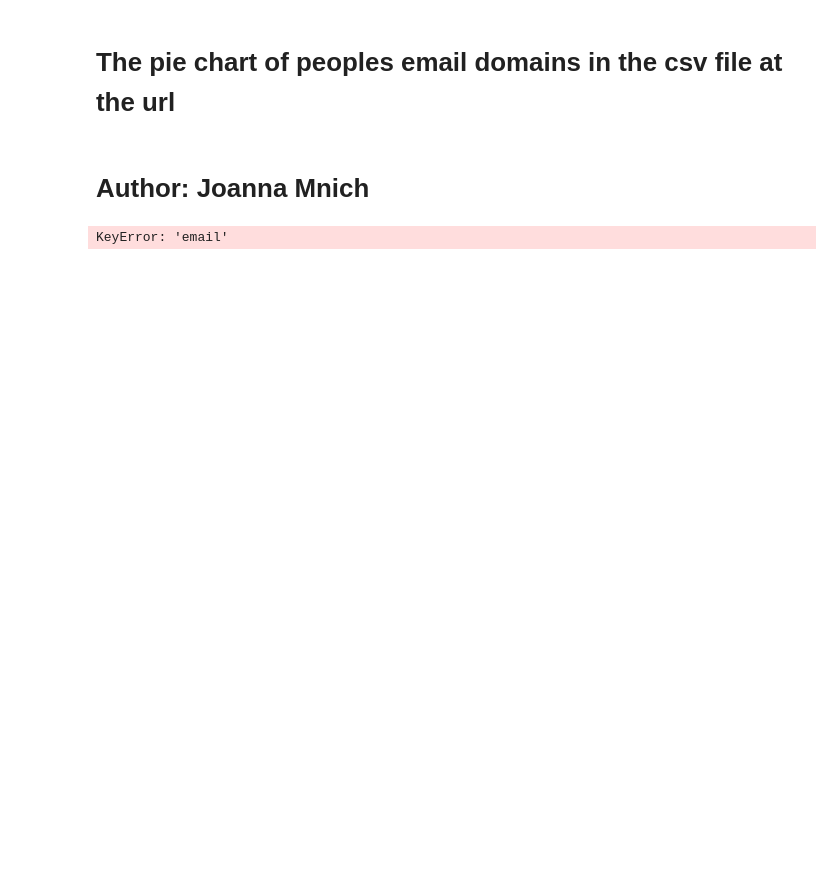
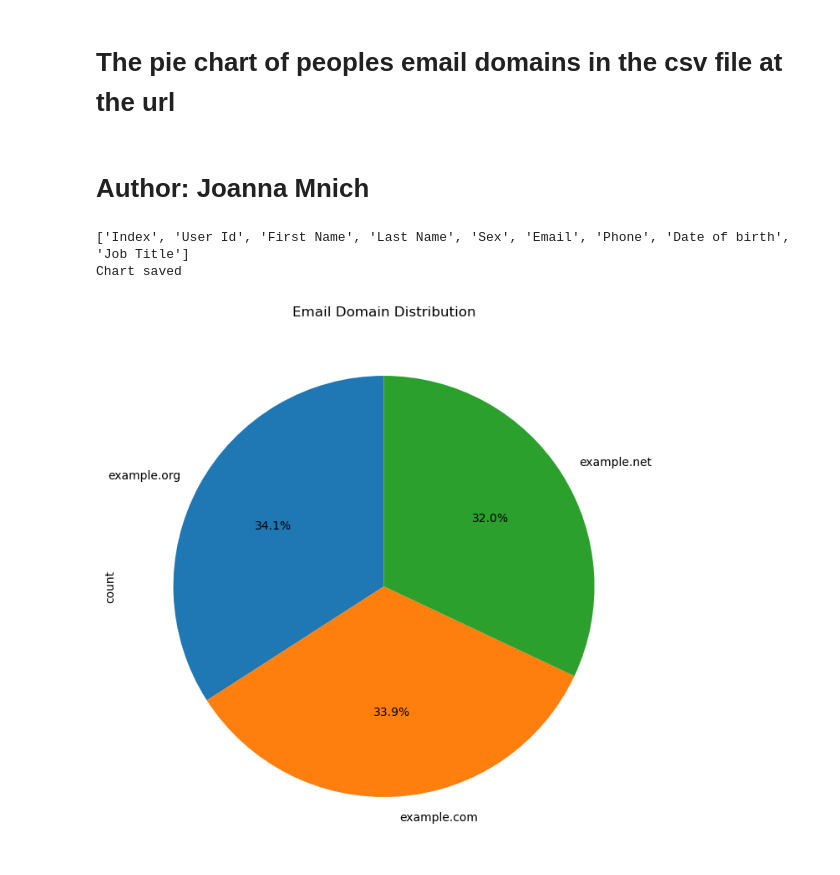
Before and after one commit to JoannaMnich/PFDA, a Jupyter notebook: assignments/assignment03-pie.ipynb, the cells around one changed output. Cells and saved outputs as stored; diff of their text form; code cells hidden in the pictures; blank space fills up the shorter version.

```diff
--- a/assignments/assignment03-pie.ipynb
+++ b/assignments/assignment03-pie.ipynb
@@ -5,27 +5,31 @@
 # %%
 # Data frames
 import pandas as pd
 import matplotlib.pyplot as plt
 
 # Load your CSV from Google Drive
 url = "https://drive.google.com/uc?id=1AWPf-pJodJKeHsARQK_RHiNsE8fjPCVK&export=download"
 df = pd.read_csv(url)
 
+print(df.columns.tolist())
+
 # Extract domain from email
-df['domain'] = df['email'].str.extract(r'@([\w\.-]+)')
+df['domain'] = df['Email'].str.extract(r'@([\w\.-]+)')
 
 # Count domain frequency
 domain_counts = df['domain'].value_counts()
 
 # Plot pie chart and save to file (no GUI needed)
-plt.figure(figsize=(8, 8))
+plt.figure(figsize=(7, 7))
 domain_counts.plot.pie(autopct='%1.1f%%', startangle=90)
+
 plt.title('Email Domain Distribution')
-plt.ylabel('')  # Optional: remove y-label for cleaner look
 plt.tight_layout()
 
 # Save the chart instead of showing it
-plt.savefig("email_domain_pie_chart.png")
-print("Chart saved as email_domain_pie_chart.png ✅")
+plt.savefig('domain_chart.png', dpi=300, bbox_inches='tight')
+print("Chart saved")
 # %% [output]
-KeyError: 'email'
+['Index', 'User Id', 'First Name', 'Last Name', 'Sex', 'Email', 'Phone', 'Date of birth', 'Job Title']
+Chart saved
+[figure, added]
```
Also changed, not shown: 1 other file.
